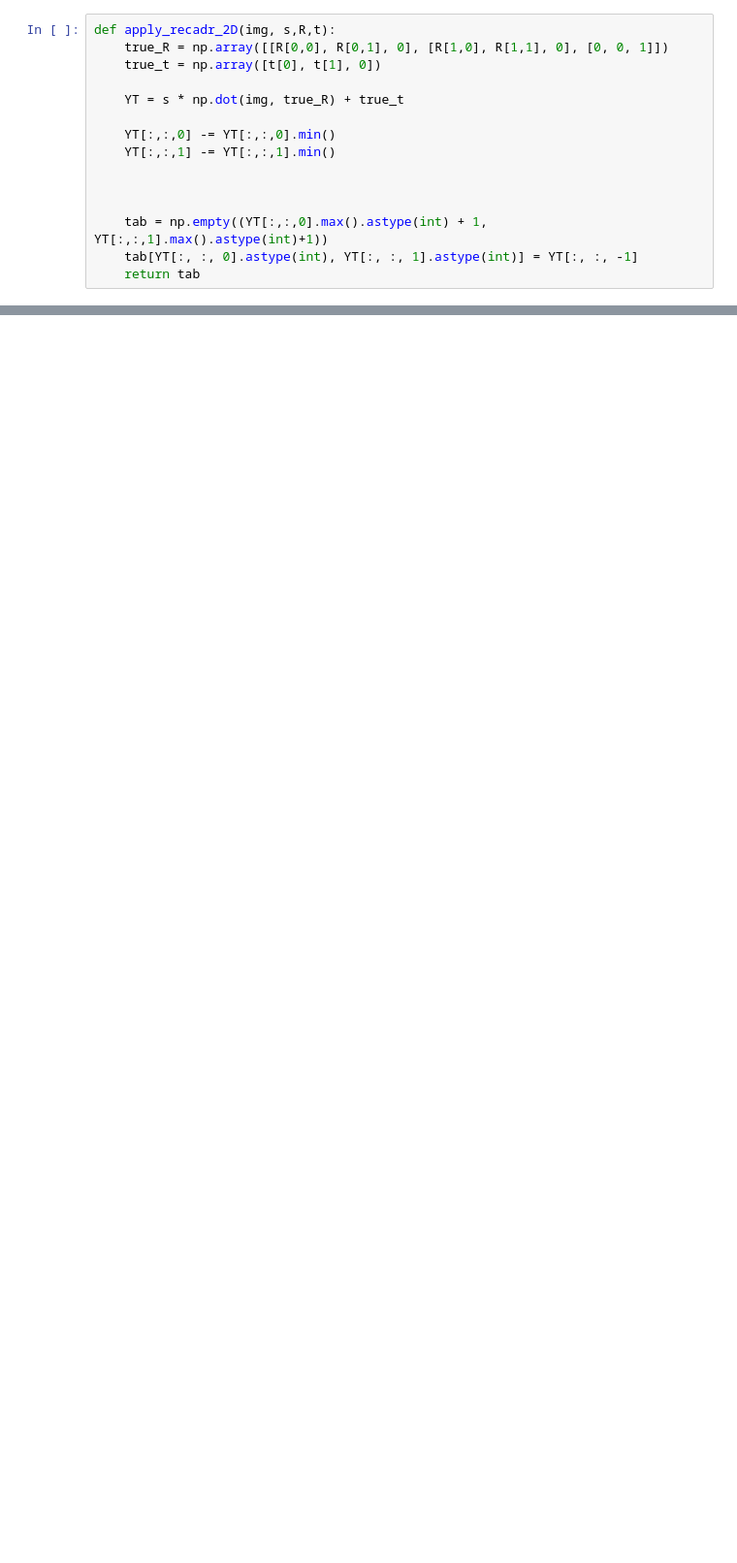
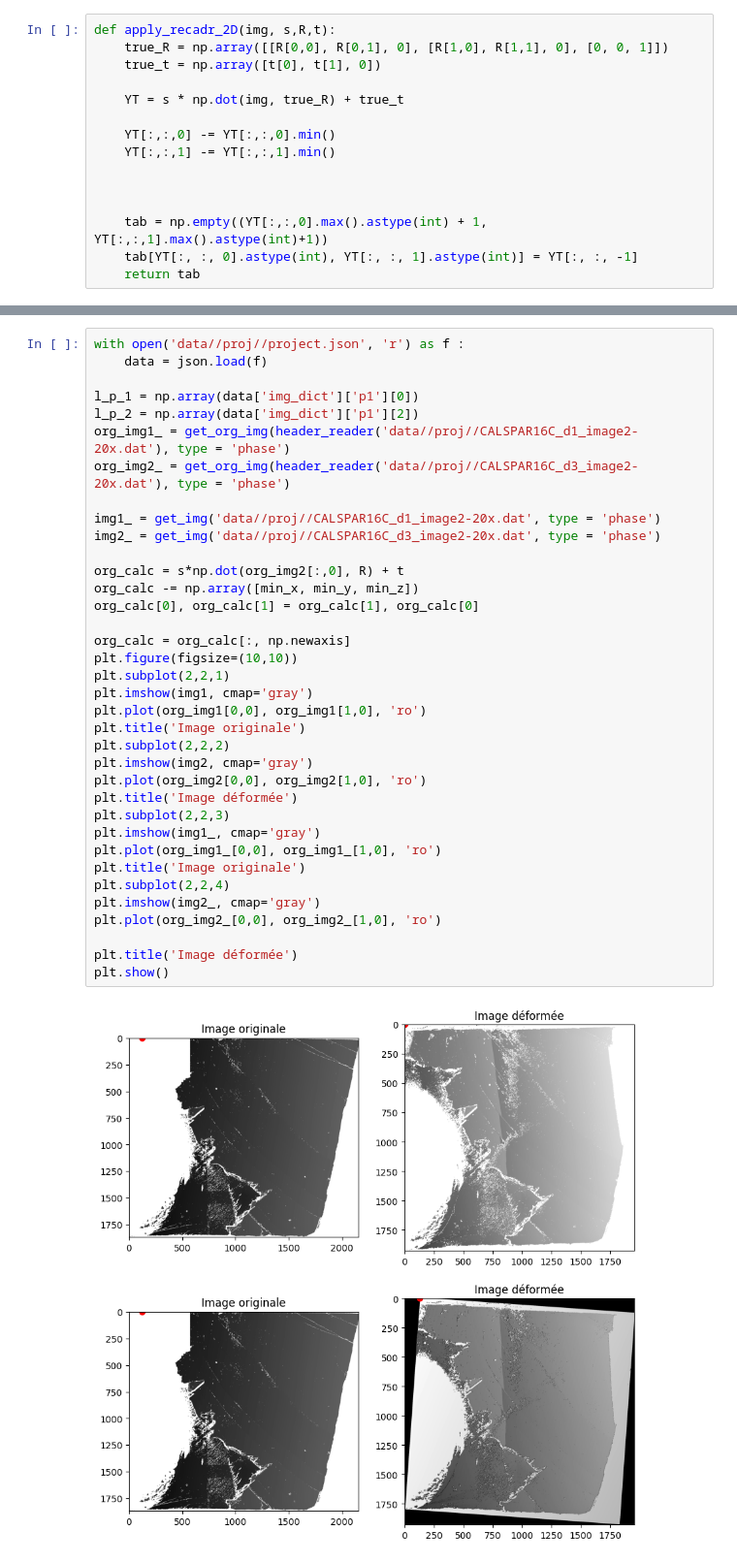
Before and after one commit to Fibo72/projet-12-Computer-vision-Recadrage-d-images, a Jupyter notebook: test.ipynb, the cells around one changed output, grey strips where cells are left out. Shown at 97% size. Drawn from its saved outputs; the diff is of its cells as text; blank space fills up the shorter version.

```diff
--- a/test.ipynb
+++ b/test.ipynb
@@ -95,0 +100,38 @@ IndexError: index 1863 is out of bounds for axis 0 with size 1831
+# %%
+with open('data//proj//project.json', 'r') as f :
+    data = json.load(f)
+
+l_p_1 = np.array(data['img_dict']['p1'][0])
+l_p_2 = np.array(data['img_dict']['p1'][2])
+org_img1_ = get_org_img(header_reader('data//proj//CALSPAR16C_d1_image2-20x.dat'), type = 'phase')
+org_img2_ = get_org_img(header_reader('data//proj//CALSPAR16C_d3_image2-20x.dat'), type = 'phase')
+
+img1_ = get_img('data//proj//CALSPAR16C_d1_image2-20x.dat', type = 'phase')
+img2_ = get_img('data//proj//CALSPAR16C_d3_image2-20x.dat', type = 'phase')
+
+org_calc = s*np.dot(org_img2[:,0], R) + t
+org_calc -= np.array([min_x, min_y, min_z])
+org_calc[0], org_calc[1] = org_calc[1], org_calc[0]
+
+org_calc = org_calc[:, np.newaxis]
+plt.figure(figsize=(10,10))
+plt.subplot(2,2,1)
+plt.imshow(img1, cmap='gray')
+plt.plot(org_img1[0,0], org_img1[1,0], 'ro')
+plt.title('Image originale')
+plt.subplot(2,2,2)
+plt.imshow(img2, cmap='gray')
+plt.plot(org_img2[0,0], org_img2[1,0], 'ro')
+plt.title('Image déformée')
+plt.subplot(2,2,3)
+plt.imshow(img1_, cmap='gray')
+plt.plot(org_img1_[0,0], org_img1_[1,0], 'ro')
+plt.title('Image originale')
+plt.subplot(2,2,4)
+plt.imshow(img2_, cmap='gray')
+plt.plot(org_img2_[0,0], org_img2_[1,0], 'ro')
+
+plt.title('Image déformée')
+plt.show()
+# %% [output]
+[figure, added]
```
Also changed, not shown: parts of 4 cells of this notebook, 2 other files.
